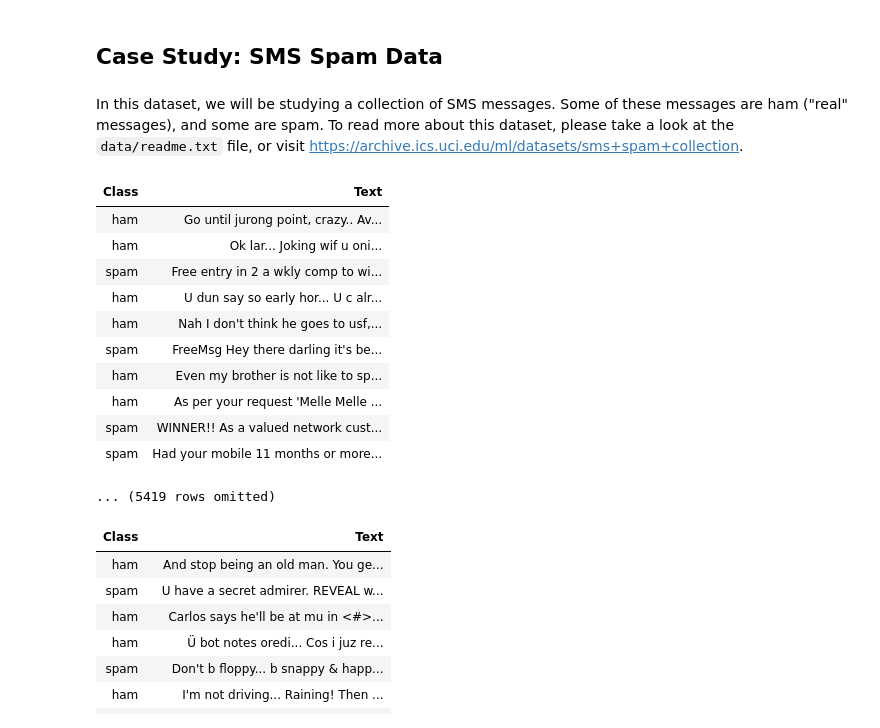
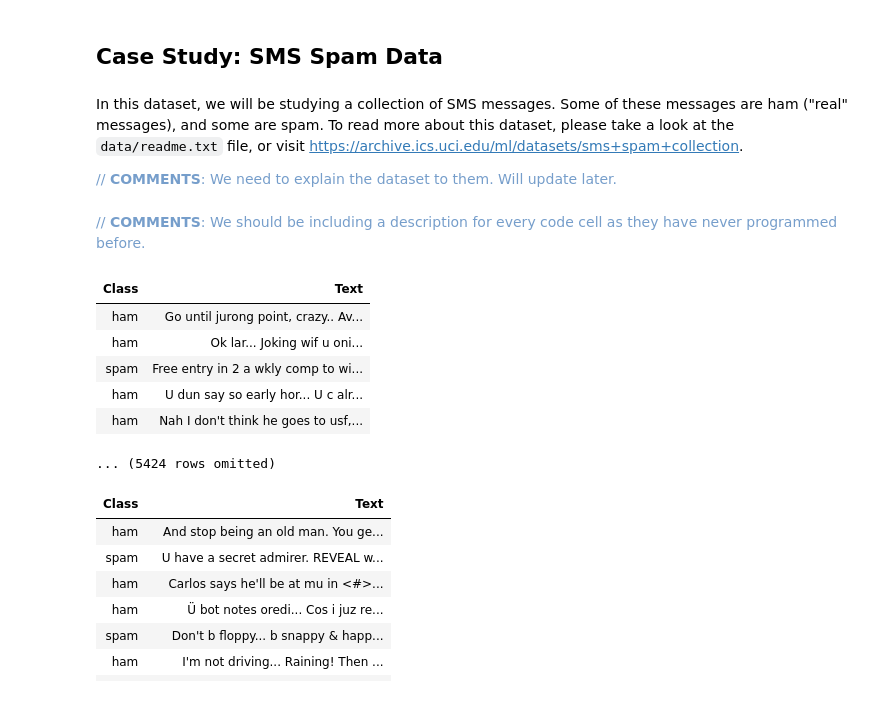
Before and after one commit to ds-modules/LS-22, a Jupyter notebook: William/Lab02.ipynb, the cells around one changed output. Cells and saved outputs as stored; diff of their text form; code cells hidden in the pictures.

```diff
--- a/Lab02/Lab02.ipynb
+++ b/William/Lab02.ipynb
@@ -18,6 +18,8 @@ By definition, a confusion matrix $C$ is such that a cell at position $(1,3)$ ca
 ## Case Study: SMS Spam Data
 # %% [markdown]
 In this dataset, we will be studying a collection of SMS messages. Some of these messages are ham ("real" messages), and some are spam. To read more about this dataset, please take a look at the `data/readme.txt` file, or visit https://archive.ics.uci.edu/ml/datasets/sms+spam+collection.
+
+<font color=#769ECB>// **COMMENTS**: We need to explain the dataset to them. Will update later.
 # %%
 from datascience import *
 import matplotlib.pyplot as plt
@@ -27,22 +29,19 @@ from ipywidgets import interact, fixed, Layout
 import numpy as np
 import string
 import random
+# %% [markdown]
+<font color=#769ECB>// **COMMENTS**: We should be including a description for every code cell as they have never programmed before.
 # %%
 raw_data = Table.read_table("data/SMSSpamCollection.csv")
-raw_data
+raw_data.show(5)
 # %% [output]
 | Class | Text |
 | ham | Go until jurong point, crazy.. Av... |
 | ham | Ok lar... Joking wif u oni... |
 | spam | Free entry in 2 a wkly comp to wi... |
 | ham | U dun say so early hor... U c alr... |
 | ham | Nah I don't think he goes to usf,... |
-| spam | FreeMsg Hey there darling it's be... |
-| ham | Even my brother is not like to sp... |
-| ham | As per your request 'Melle Melle ... |
-| spam | WINNER!! As a valued network cust... |
-| spam | Had your mobile 11 months or more... |
-... (5419 rows omitted)
+... (5424 rows omitted)
 # %%
 #split training and testing
 # 10% data is testing
```
Also changed, not shown: 6 other files.
